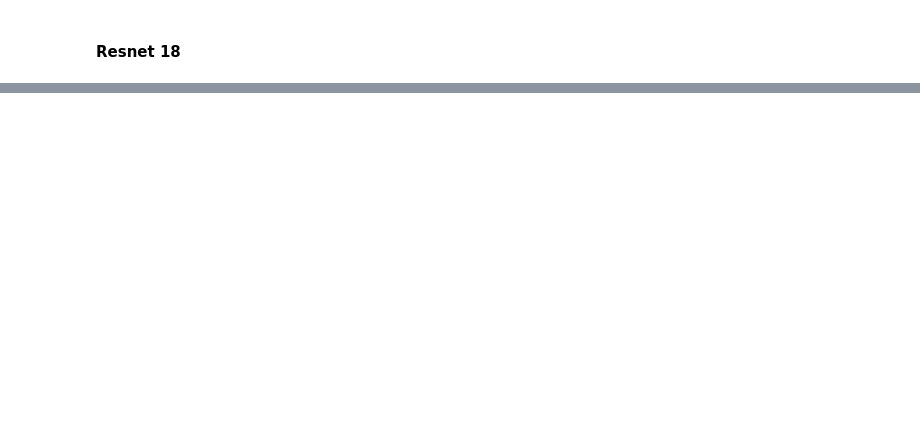
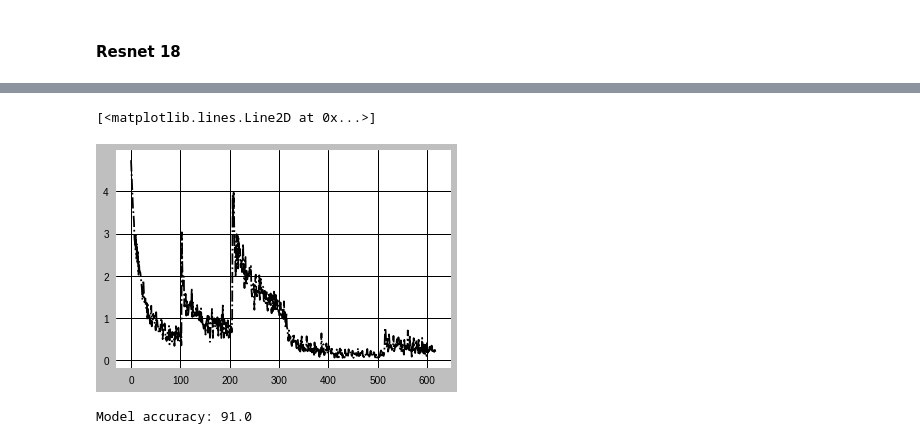
Before and after one commit to hydroxion/flower, a Jupyter notebook: vida.ipynb, the cells around one changed output, grey strips where cells are left out. Cells and saved outputs as stored; diff of their text form; code cells hidden in the pictures; blank space fills up the shorter version.

```diff
--- a/vida.ipynb
+++ b/vida.ipynb
@@ -338,24 +368,31 @@ epochs = 5
 # %%
 # Train
+resnet18.train(mode = True)
 
-# Define train mode
-resnet18.train(mode=True)
+resnet18_loss = []
 
-for obj in train_vector:
-    for epoch, (images, labels) in enumerate(obj['data']):
-        # Check GPU
-        if torch.cuda.is_available:
-            images, labels = images.cuda(), labels.cuda()
+for dataset in train_dataset:
+    for epoch in range(resnet18_epochs):
+        for batch, (images, labels) in enumerate(dataset['data']):
+            # Activate CUDA
+            if torch.cuda.is_available():
+                images, labels = images.cuda(), labels.cuda()
 
-        # Set the gradient to zero
-        optimizer.zero_grad()
+            # Set the gradient to zero
+            resnet18_optimizer.zero_grad()
 
-        # Compute the loss
-        loss = criterion(resnet18(images), labels)
+            # Compute the output
+            output = resnet18(images)
 
-        # Retro propagate
-        loss.backward()
+            # Compute the loss
+            loss = resnet18_criterion(output, labels)
 
-        optimizer.step()
+            resnet18_loss.append(loss)
 
-        print('Epoch {0} | Loss {1}'.format(epoch, loss.item()))
+            # Retro propagate
+            loss.backward()
+
+            resnet18_optimizer.step()
+
+            # Print loss
+            print('Epoch {0} | Batch {1} | Dataset {2}: {3} Loss'.format(epoch, batch, dataset['title'], loss))
@@ -361,0 +417,8 @@ for obj in train_vector:
+# %%
+# Plot train loss
+pp.style.use('grayscale')
+
+pp.plot(resnet18_loss, linestyle = '-.')
+# %% [output]
+[<matplotlib.lines.Line2D at 0x...>]
+[figure, added]
@@ -361,0 +464,4 @@ for obj in train_vector:
+# %%
+print('Model accuracy: {0}'.format(round(100. * np.sum(resnet18_class_correct) / np.sum(resnet18_class_total)), 2))
+# %% [output]
+Model accuracy: 91.0
```
Also changed, not shown: parts of 24 cells of this notebook, 3 other files.
